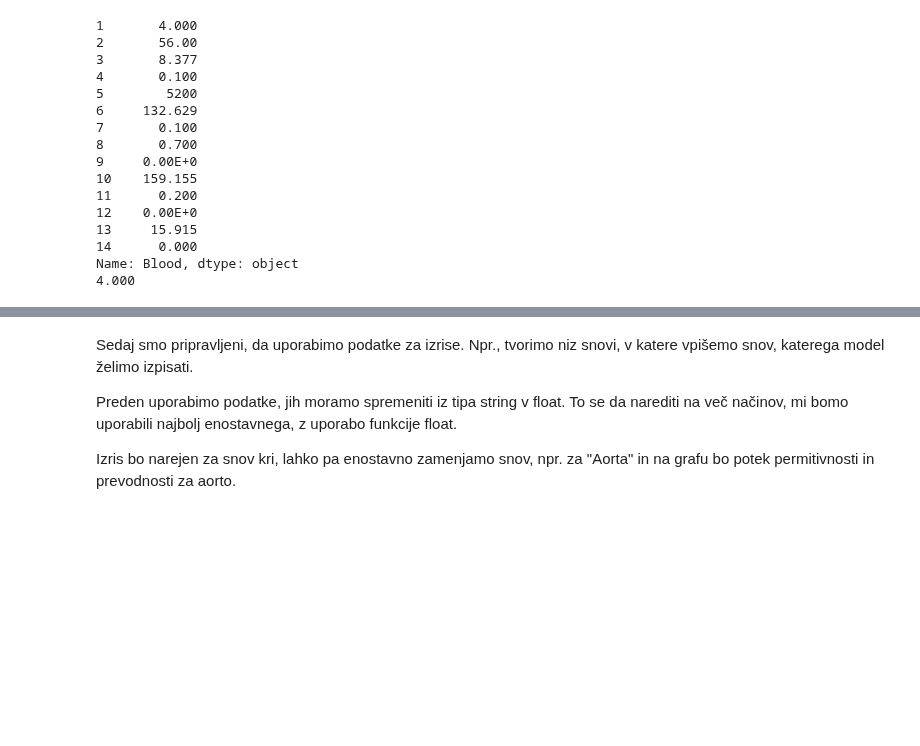
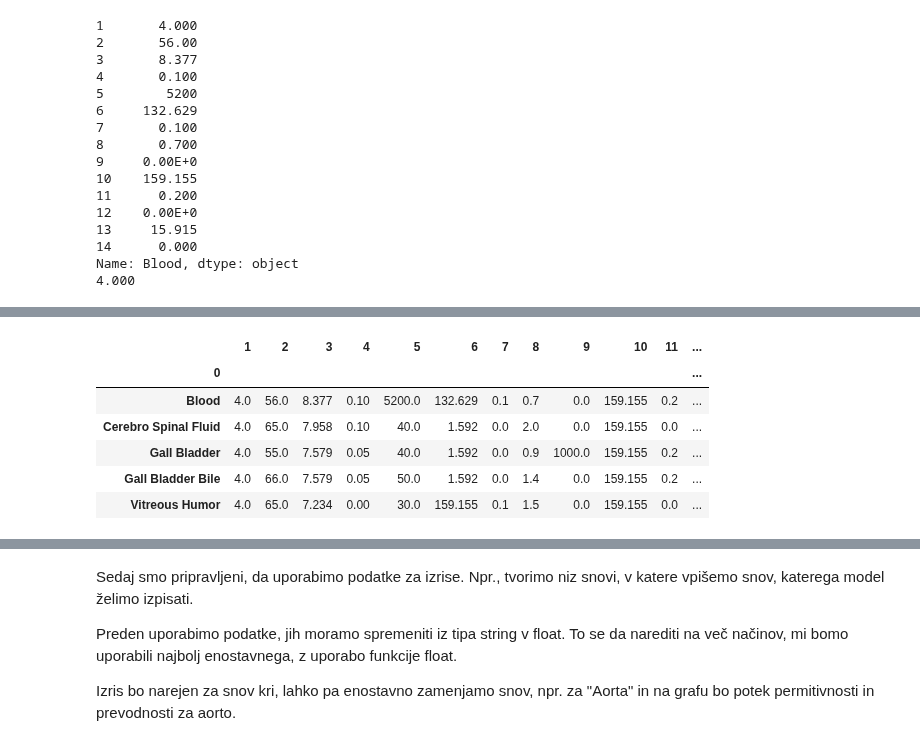
Before and after one commit to osnove/Dodatno, a Jupyter notebook: BeautifulSoup_Pandas.ipynb, the cells around one changed output, grey strips where cells are left out. Saved outputs shown, nothing was run; the diff lists cells and outputs as text; code cells hidden in the pictures; blank space fills up the shorter version.

```diff
--- a/BeautifulSoup_Pandas.ipynb
+++ b/BeautifulSoup_Pandas.ipynb
@@ -226,0 +218,12 @@ Name: Blood, dtype: object
+# %%
+df2 = df.apply(pd.to_numeric, errors='coerce') # spremeni str vrednosti v numerične, kjer ne gre izpiše NaN
+df3=df2[df2[8] > 0.5]
+df3
+# %% [output]
+|  | 1 | 2 | 3 | 4 | 5 | 6 | 7 | 8 | 9 | 10 | 11 | ... |
+| 0 |  |  |  |  |  |  |  |  |  |  |  | ... |
+| Blood | 4.0 | 56.0 | 8.377 | 0.10 | 5200.0 | 132.629 | 0.1 | 0.7 | 0.0 | 159.155 | 0.2 | ... |
+| Cerebro Spinal Fluid | 4.0 | 65.0 | 7.958 | 0.10 | 40.0 | 1.592 | 0.0 | 2.0 | 0.0 | 159.155 | 0.0 | ... |
+| Gall Bladder | 4.0 | 55.0 | 7.579 | 0.05 | 40.0 | 1.592 | 0.0 | 0.9 | 1000.0 | 159.155 | 0.2 | ... |
+| Gall Bladder Bile | 4.0 | 66.0 | 7.579 | 0.05 | 50.0 | 1.592 | 0.0 | 1.4 | 0.0 | 159.155 | 0.2 | ... |
+| Vitreous Humor | 4.0 | 65.0 | 7.234 | 0.00 | 30.0 | 159.155 | 0.1 | 1.5 | 0.0 | 159.155 | 0.0 | ... |
```
Also changed, not shown: parts of 11 cells of this notebook.
